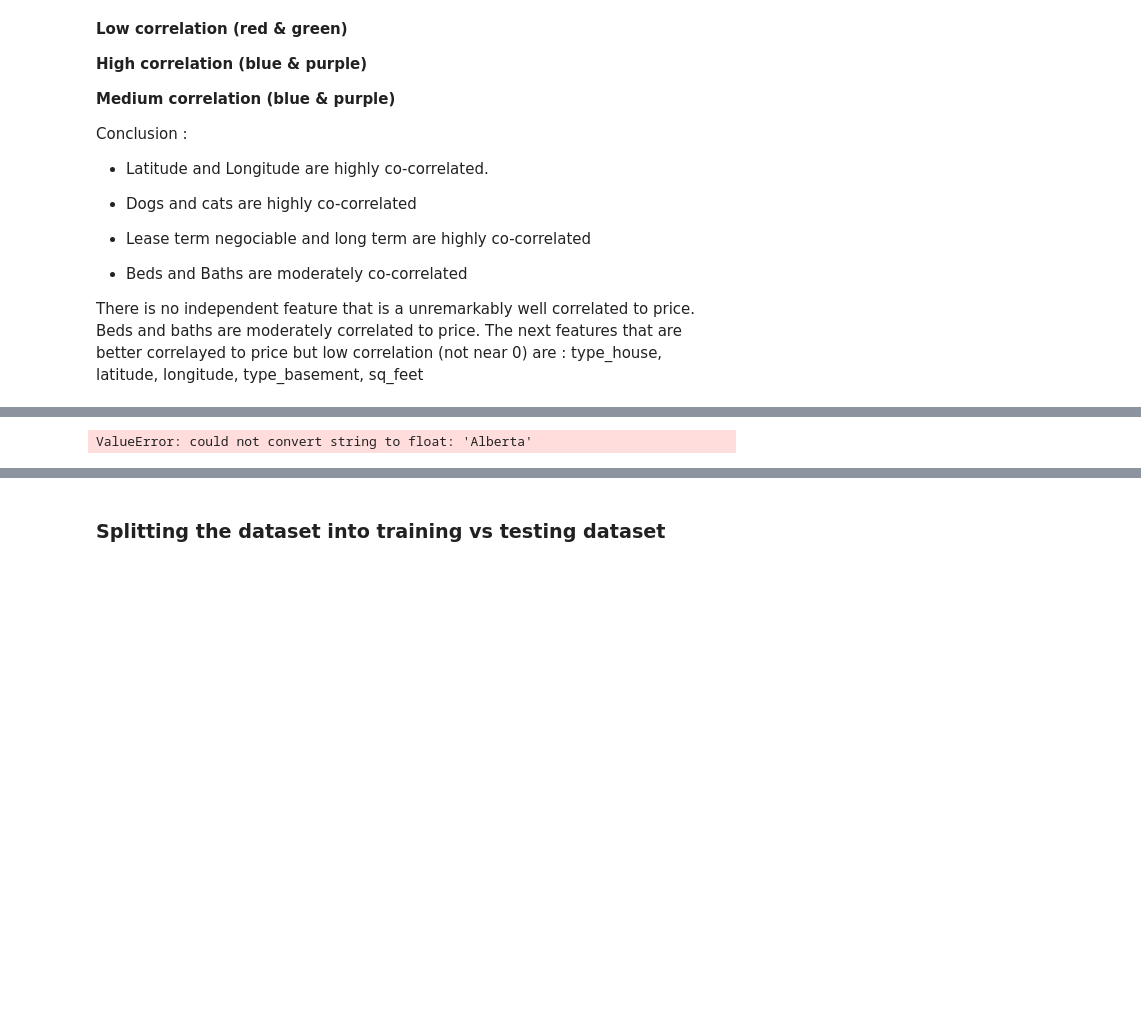
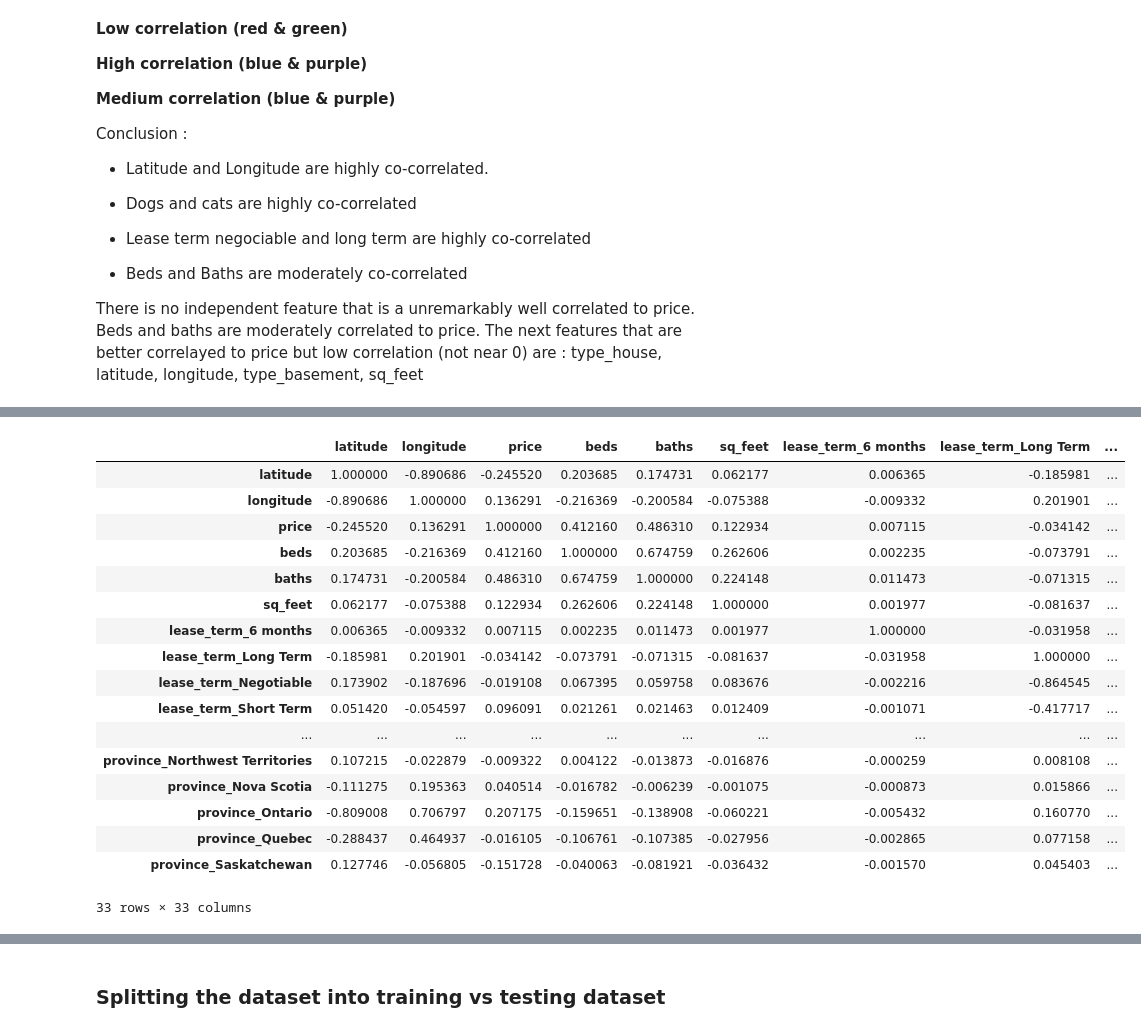
Before and after one commit to ABF-QC/Module2_Project1, a Jupyter notebook: Notebook/Feature_Engineering.ipynb, the cells around one changed output, grey strips where cells are left out. Cells and saved outputs as stored; diff of their text form; code cells hidden in the pictures; blank space fills up the shorter version.

```diff
--- a/Notebook/Feature_Engineering.ipynb
+++ b/Notebook/Feature_Engineering.ipynb
@@ -95,12 +226,13 @@ As we have seen previously in the Data_Analysis.ipynb, there are five categorica
 4- British Columbia
      ... and so on
 # %%
-count = rent_df.groupby(['province'])['cats'].count().sort_values(ascending=False)
+# count = rent_df.groupby(['province'])['beds'].count().sort_values(ascending=False)
 
-rank = {province: rank for rank, province in enumerate(count.index, start=1)}
+# rank = {province: rank for rank, province in enumerate(count.index, start=1)}
 
-rent_df["province_numeric"] = rent_df["province"].map(rank)
+# rent_df["province_numeric"] = rent_df["province"].map(rank)
 
-#rent_df = rent_df.drop(columns='province')
+# tmp_df = rent_df.copy()
+# rent_df = rent_df.drop(columns='province')
 
-rent_df.head(5)
+# rent_df.head(5)
@@ -137,5 +281,24 @@ The next features that are better correlayed to price but low correlation (not n
 # %%
 # Compute correlation
-corr = rent_df.corr()
+corr = rent_df.select_dtypes(include=[float, int]).corr()
-# %% [output]
-ValueError: could not convert string to float: 'Alberta'
+# %%
+corr
+# %% [output]
+|  | latitude | longitude | price | beds | baths | sq_feet | lease_term_6 months | lease_term_Long Term | ... |
+| latitude | 1.000000 | -0.890686 | -0.245520 | 0.203685 | 0.174731 | 0.062177 | 0.006365 | -0.185981 | ... |
+| longitude | -0.890686 | 1.000000 | 0.136291 | -0.216369 | -0.200584 | -0.075388 | -0.009332 | 0.201901 | ... |
+| price | -0.245520 | 0.136291 | 1.000000 | 0.412160 | 0.486310 | 0.122934 | 0.007115 | -0.034142 | ... |
+| beds | 0.203685 | -0.216369 | 0.412160 | 1.000000 | 0.674759 | 0.262606 | 0.002235 | -0.073791 | ... |
+| baths | 0.174731 | -0.200584 | 0.486310 | 0.674759 | 1.000000 | 0.224148 | 0.011473 | -0.071315 | ... |
+| sq_feet | 0.062177 | -0.075388 | 0.122934 | 0.262606 | 0.224148 | 1.000000 | 0.001977 | -0.081637 | ... |
+| lease_term_6 months | 0.006365 | -0.009332 | 0.007115 | 0.002235 | 0.011473 | 0.001977 | 1.000000 | -0.031958 | ... |
+| lease_term_Long Term | -0.185981 | 0.201901 | -0.034142 | -0.073791 | -0.071315 | -0.081637 | -0.031958 | 1.000000 | ... |
+| lease_term_Negotiable | 0.173902 | -0.187696 | -0.019108 | 0.067395 | 0.059758 | 0.083676 | -0.002216 | -0.864545 | ... |
+| lease_term_Short Term | 0.051420 | -0.054597 | 0.096091 | 0.021261 | 0.021463 | 0.012409 | -0.001071 | -0.417717 | ... |
+| ... | ... | ... | ... | ... | ... | ... | ... | ... | ... |
+| province_Northwest Territories | 0.107215 | -0.022879 | -0.009322 | 0.004122 | -0.013873 | -0.016876 | -0.000259 | 0.008108 | ... |
+| province_Nova Scotia | -0.111275 | 0.195363 | 0.040514 | -0.016782 | -0.006239 | -0.001075 | -0.000873 | 0.015866 | ... |
+| province_Ontario | -0.809008 | 0.706797 | 0.207175 | -0.159651 | -0.138908 | -0.060221 | -0.005432 | 0.160770 | ... |
+| province_Quebec | -0.288437 | 0.464937 | -0.016105 | -0.106761 | -0.107385 | -0.027956 | -0.002865 | 0.077158 | ... |
+| province_Saskatchewan | 0.127746 | -0.056805 | -0.151728 | -0.040063 | -0.081921 | -0.036432 | -0.001570 | 0.045403 | ... |
+33 rows × 33 columns
```
Also changed, not shown: parts of 27 cells of this notebook, 18 other files.
